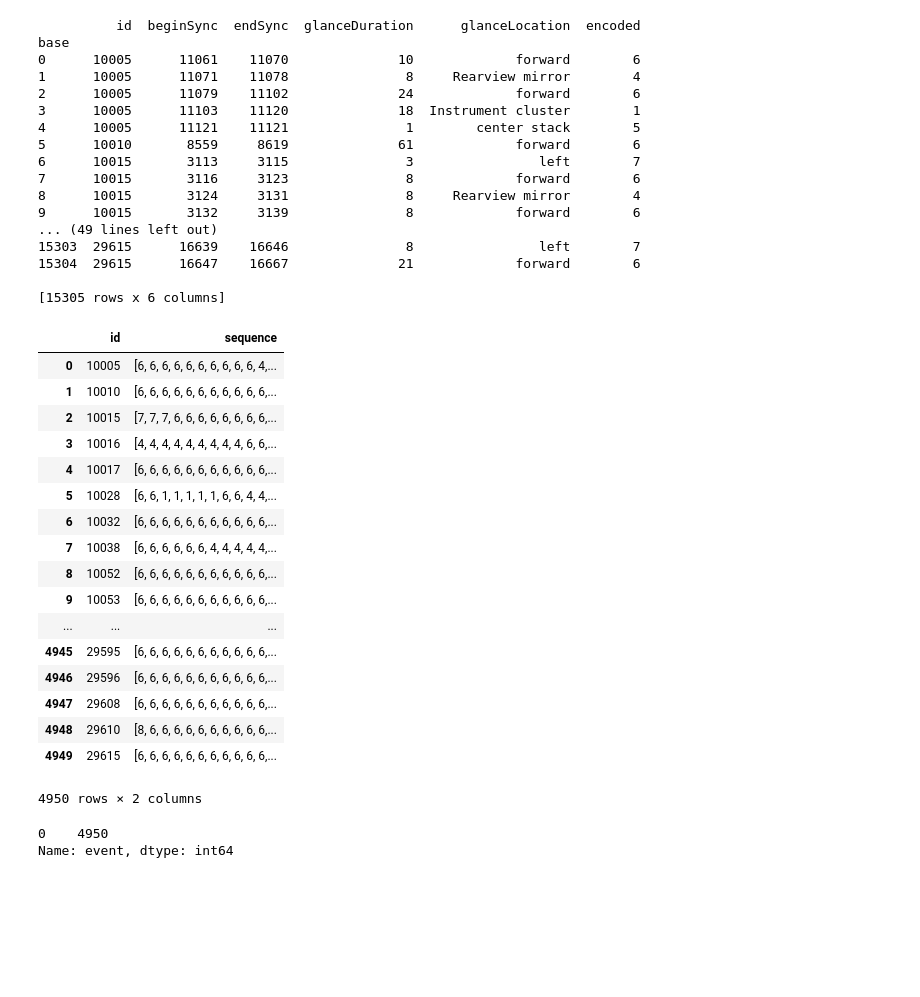
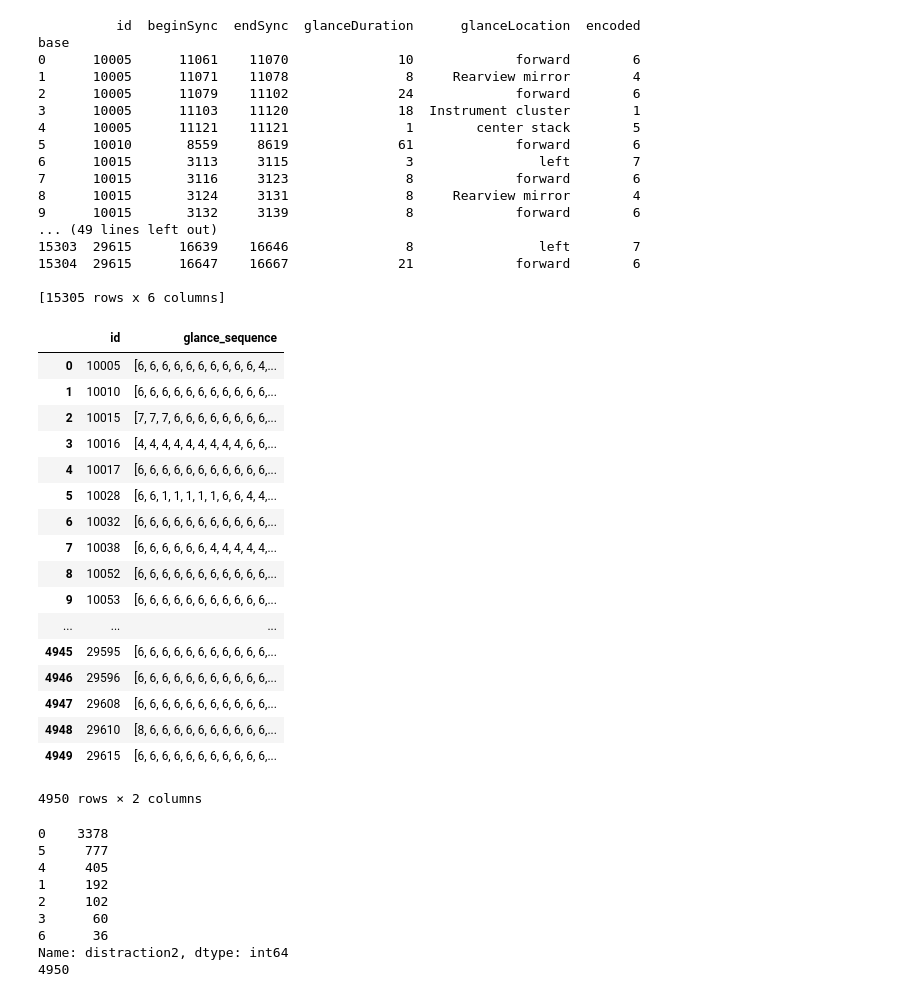
Before and after one commit to Vincentcent1/Markov-Glance, a Jupyter notebook: code/baseline_format.ipynb, the cells around one changed output. Saved outputs shown, nothing was run; the diff lists cells and outputs as text; code cells hidden in the pictures; blank space fills up the shorter version.

```diff
--- a/code/baseline_format.ipynb
+++ b/code/baseline_format.ipynb
@@ -37,35 +37,35 @@ for i in range(len(glance_processed_df['id'])):
         temp_sequence_list = temp_sequence_list+[(glance_processed_df['encoded'][i])] * glance_processed_df['glanceDuration'][i]
     else:
         sequence_list.append(temp_sequence_list)
         id_list.append(glance_processed_df['id'][i])
         temp_sequence_list = [(glance_processed_df['encoded'][i])] * glance_processed_df['glanceDuration'][i]
 
 sequence_list = sequence_list[1:]
 sequence_list.append(temp_sequence_list)
 
 output_df = pd.DataFrame(pd.Series(id_list))
 output_df.columns = ['id']
-output_df['glance sequence'] = pd.Series(sequence_list)
+output_df['glance_sequence'] = pd.Series(sequence_list)
 output_df
 # %% [output]
           id  beginSync  endSync  glanceDuration      glanceLocation  encoded
 base
 0      10005      11061    11070              10             forward        6
 1      10005      11071    11078               8     Rearview mirror        4
 2      10005      11079    11102              24             forward        6
 3      10005      11103    11120              18  Instrument cluster        1
 4      10005      11121    11121               1        center stack        5
 5      10010       8559     8619              61             forward        6
 6      10015       3113     3115               3                left        7
 7      10015       3116     3123               8             forward        6
 8      10015       3124     3131               8     Rearview mirror        4
 9      10015       3132     3139               8             forward        6
 ... (49 lines left out)
 15303  29615      16639    16646               8                left        7
 15304  29615      16647    16667              21             forward        6
 
 [15305 rows x 6 columns]
-|  | id | sequence |
+|  | id | glance_sequence |
 | 0 | 10005 | [6, 6, 6, 6, 6, 6, 6, 6, 6, 6, 4,... |
 | 1 | 10010 | [6, 6, 6, 6, 6, 6, 6, 6, 6, 6, 6,... |
 | 2 | 10015 | [7, 7, 7, 6, 6, 6, 6, 6, 6, 6, 6,... |
@@ -113,8 +113,8 @@ output_df['trafficDensity'] = video_raw_df_f['trafficDensity'].map({'Level-of-se
                                                                     'Level-of-service F: Forced traffic flow condition with low speeds and traffic volumes that are below capacity':2}).reset_index(drop=True)
 output_df['surfaceCondition'] = video_raw_df_f['surfaceCondition'].map({'Dry':0, 'Wet':1, 'Snowy':2, 'Other':2,
                                                                         'Icy':2, 'Muddy':2}).reset_index(drop=True)
-output_df['weather'] = video_raw_df_f['weather'].map({'Clear':0, 'Raining':1, 'Cloudy':2, 'Snowing':2, 'Fog':2,
-                                                      'Sleeting':2, 'Mist':2, 'Other':2}).reset_index(drop=True)
+output_df['weather'] = video_raw_df_f['weather'].map({'Clear':0, 'Raining':1, 'Cloudy':2, 'Snowing':3, 'Fog':3,
+                                                      'Sleeting':3, 'Mist':3, 'Other':3}).reset_index(drop=True)
 output_df['alignment'] = video_raw_df_f['alignment'].map({'Straight level':0, 'Curve level':1, 'Straight grade':0,
                                                           'Curve grade':1, 'Straight hillcrest':0}).reset_index(drop=True)
 output_df['travelLanes'] = video_raw_df_f['travelLanes'].map({'1':0,'2':0,'3':1,'4':1,'5':1,'6':1,'7':1}).reset_index(drop=True)
@@ -129,12 +129,74 @@ output_df['age'] = output_df['age'].replace('.',3).reset_index(drop=True)
 
 output_df['gender'] = video_raw_df_f['subjectGender'].map({'Male':0,'Female':1,' ':2}).reset_index(drop=True)
 ############
-#need to classify behavior and distraction
+output_df['behavior1'] = video_raw_df_f['driverBehavior1'].map({'None':0, 'Following too closely':1,'Failed to signal, or improper signal':2,
+                                                                            'Exceeded speed limit':3, 'Exceeded safe speed but not speed limit':4, r'Stop sign violation, "rolling stop"':4,
+                                                                            'Other':4, 'Stop sign violation, intentionally ran stop sign at speed':4, 'Improper turn, other':4,
+                                                                            'Improper turn, other':4, 'Cutting in, too close behind vehicle':4, 'Sudden or improper braking':4,
+                                                                            'Improper turn, wide right turn':4,'Apparent unfamiliarity with roadway':4, 'Avoiding pedestrian':4,
+                                                                            'Avoiding other vehicle':4,'Passing on right':4,'Reckless driving':4,'Improper turn, cut corner on left':4,
+                                                                            'Illegal passing':4,'Other improper or unsafe passing':4, 'Stop sign violation, apparently did not see stop sign':4,
+                                                                            'Driving slowly in relation to other traffic: not below speed limit':4, 'Wrong side of road, not overtaking':4,
+                                                                            'Making turn from wrong lane':4, 'Signal violation, tried to beat signal change':4}).reset_index(drop=True)
+output_df['behavior2'] = video_raw_df_f['driverBehavior2'].map({'None':0,r'Failed to signal, or improper signal':2,'Following too closely':1,'Other':4,
+                                                                             'Exceeded safe speed but not speed limit':4,'Exceeded speed limit':3,'Passing on right':4,
+                                                                             'Improper turn, other':4,'Driving in other vehicles blind zone':4,'Cutting in, too close behind vehicle':4,
+                                                                             'Cutting in, too close in front of other vehicle':4,'Sudden or improper braking':4,'Avoiding pedestrian':4,
+                                                                             'Driving slowly: below speed limit':4,'Reckless driving':4,'Avoiding other vehicle':4,
+                                                                             'Improper turn, cut corner on left':4}).reset_index(drop=True)
+output_df['behavior3'] = video_raw_df_f['driverBehavior3'].map({'None':0,'Following too closely':1,'Other':4,
+                                                                            'Cutting in, too close in front of other vehicle':4,'Cutting in, too close behind vehicle':4}).reset_index(drop=True)
+output_df['distraction1'] = video_raw_df_f['distraction1'].map({'Not Distracted':0,'Inattention to the Forward Roadway - Center mirror':5,
+                                                                                'Passenger in adjacent seat':1,'Inattention to the Forward Roadway - Left window':5,
+                                                                                'Inattention to the Forward Roadway - Left mirror':5,'Talking/listening on cell phone':2,
+                                                                                'Talking/singing':2,'Other external distraction':4,'Fatigue':6,'Adjusting radio':3,
+                                                                                'Inattention to the Forward Roadway - Right window':5,'Inattention to the Forward Roadway - Right mirror':5,
+                                                                                'Animal/Object in Vehicle-- Other':4,'Eating without utensils':4,'Smoking cigar/cigarette':4,'Other personal hygiene':4,
+                                                                                'Adjusting other devices integral to vehicle':4,'Reaching for object (not cell phone)':4,'Biting nails/cuticles':4,'Drinking from an open container':4,
+                                                                                'Dialing hand-held cell phone':4,'Cell phone - Other':4,'Passenger in rear seat':4,'Looking at an object':4,'Drinking with lid, no straw':4,'Reading':4,
+                                                                                'Combing/brushing/fixing hair':4,'Applying make-up':4,'Drinking with lid and straw':4,'Adjusting climate control':4,'Child in rear seat':4,'Dancing':4,
+                                                                                'Brushing/flossing teeth':4,'Eating with utensils':4,'Pet in vehicle':4,'Looking at pedestrian':4,'Removing/inserting contact lenses':4,'Inserting/retrieving CD':4,
+                                                                                'Locating/reaching/answering cell phone':4,'Removing/adjusting jewelry':4,'Lighting cigar/cigarette':4,'PDA - Other':4,'Cognitive - Other':4,'Lost in thought':4,
+                                                                                'Reaching for cigar/cigarette':4,'Operating PDA':4,'Moving object in vehicle':4,'Dialing hands-free cell phone using voice activated software':4,
+                                                                                'Dialing hand-held cell phone using quick keys':4,'No analyzed data':4}).reset_index(drop=True)
+output_df['distraction2'] = video_raw_df_f['distraction2'].map({'Not Distracted':0,'Inattention to the Forward Roadway - Center mirror':5,'Inattention to the Forward Roadway - Left window':5,
+                                                                                'Passenger in adjacent seat':1,'Inattention to the Forward Roadway - Left mirror':5,'Inattention to the Forward Roadway - Right window':5,
+                                                                                'Other external distraction':4,'Talking/singing':2,'Adjusting radio':3,'Animal/Object in Vehicle-- Other':4,
+                                                                                'Inattention to the Forward Roadway - Right mirror':5,'Talking/listening on cell phone':2,'Fatigue':6,'Smoking cigar/cigarette':4,
+                                                                                'Adjusting other devices integral to vehicle':4,'Other personal hygiene':4,'Reaching for object (not cell phone)':4,
+                                                                                'Eating without utensils':4,'Passenger in rear seat':4,'Cell phone - Other':4,'Dialing hand-held cell phone':4,'Adjusting climate control':4,
+                                                                                'Child in rear seat':4,'Reading':4,'Biting nails/cuticles':4,'Drinking with lid, no straw':4,'Pet in vehicle':4,
+                                                                                'Combing/brushing/fixing hair':4,'Dancing':4,'Brushing/flossing teeth':4,'Drinking with straw, no lid':4,
+                                                                                'Looking at pedestrian':4,'Drinking with lid and straw':4,'Removing/inserting contact lenses':4,'Operating PDA':4,
+                                                                                'Lighting cigar/cigarette':4,'Reaching for cigar/cigarette':4,'Looking at previous crash or incident':4,'Eating with utensils':4,
+                                                                                'Applying make-up':4,'Removing/adjusting jewelry':4,'No analyzed data':4}).reset_index(drop=True)
+output_df['distraction3'] = video_raw_df_f['distraction3'].map({'Not Distracted':0,'Inattention to the Forward Roadway - Center mirror':5,
+                                                                                'Passenger in adjacent seat':1,'Inattention to the Forward Roadway - Left window':5,
+                                                                                'Inattention to the Forward Roadway - Right window':5,'Inattention to the Forward Roadway - Left mirror':5,
+                                                                                'Other external distraction':4,'Talking/singing':2,'Adjusting radio':3,'Smoking cigar/cigarette':4,
+                                                                                'Animal/Object in Vehicle-- Other':4,'Adjusting other devices integral to vehicle':4,
+                                                                                'Inattention to the Forward Roadway - Right mirror':5,'Talking/listening on cell phone':2,
+                                                                                'Reaching for object (not cell phone)':4,'Eating without utensils':4,'Fatigue':6,'Passenger in rear seat':4,
+                                                                                'Dancing':4,'Cell phone - Other':4,'Child in rear seat':4,'Combing/brushing/fixing hair':4,
+                                                                                'Dialing hand-held cell phone':4,'Pet in vehicle':4,'Other personal hygiene':4,'Adjusting climate control':4,
+                                                                                'Cognitive - Other':4,'Drinking with straw, no lid':4,'Applying make-up':4,'Drinking with lid, no straw':4,
+                                                                                'Locating/reaching/answering cell phone':4,'Biting nails/cuticles':4,'Looking at pedestrian':4}).reset_index(drop=True)
+output_df['distraction4'] = video_raw_df_f['distraction4'].map({}).reset_index(drop=True)
+print(output_df['distraction2'].value_counts())
+
+
+
 ############
 
 output_df['event'] = pd.Series(['0']*output_df.shape[0])
-print(output_df['event'].value_counts())
 # %% [output]
-0    4950
-Name: event, dtype: int64
+0    3378
+5     777
+4     405
+1     192
+2     102
+3      60
+6      36
+Name: distraction2, dtype: int64
+4950
 # %%
```
Also changed, not shown: parts of 1 cell of this notebook, 1 other file.
